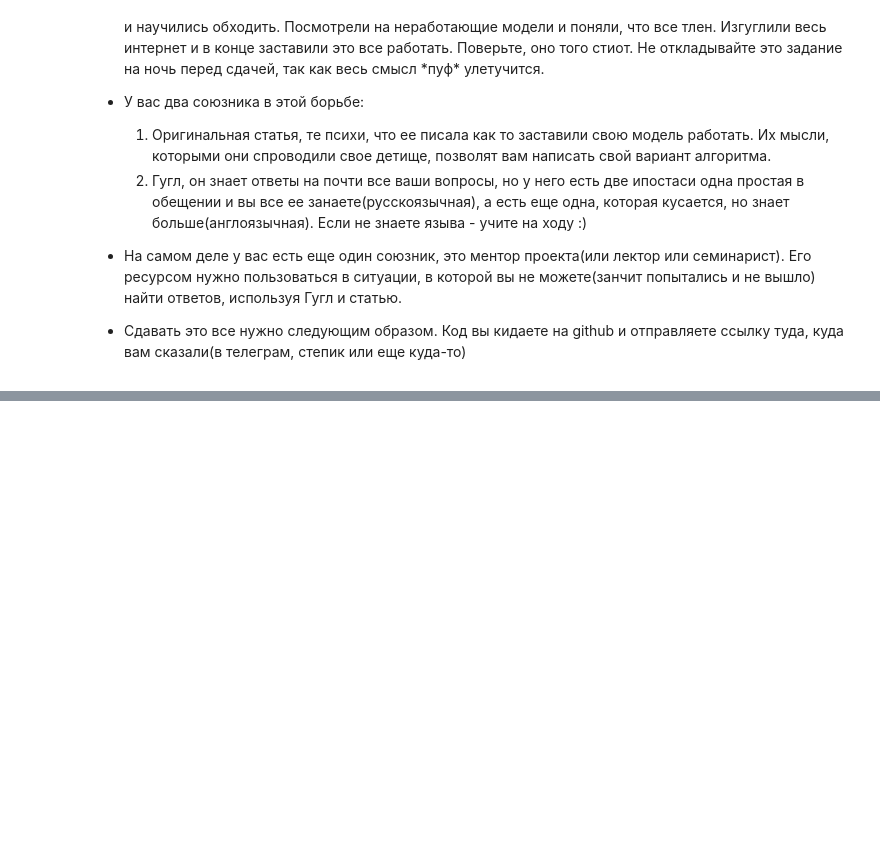
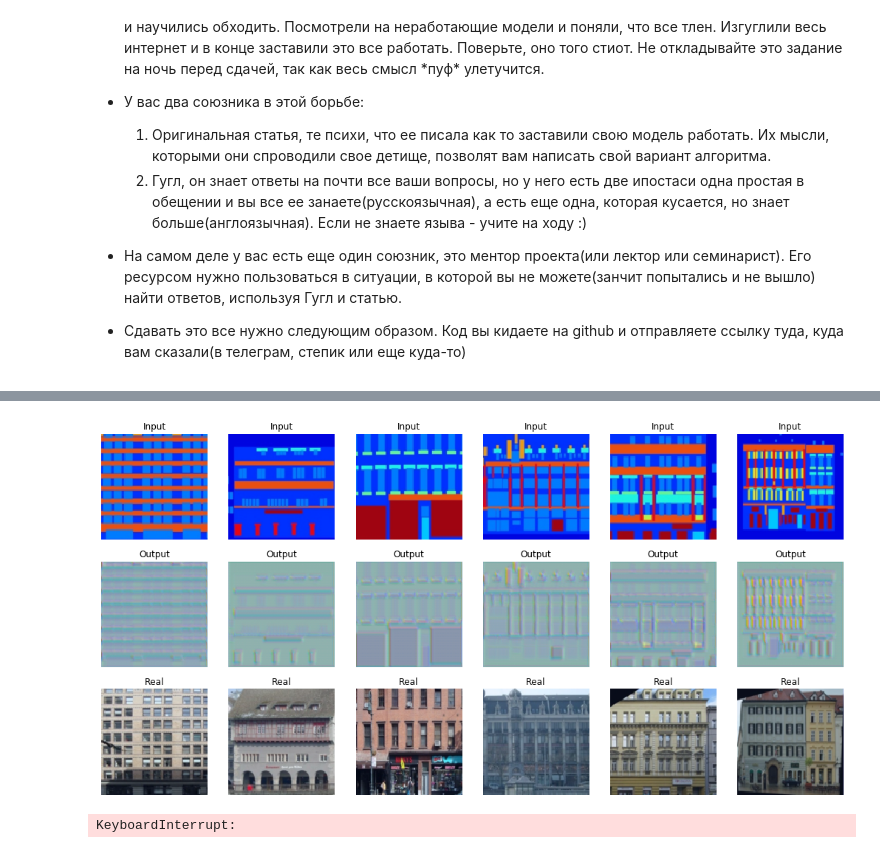
Before and after one commit to nfhktwrbq/HW19, a Jupyter notebook: s3.ipynb, the cells around one changed output, grey strips where cells are left out. Cells and saved outputs as stored; diff of their text form; code cells hidden in the pictures; blank space fills up the shorter version.

```diff
--- a/s3.ipynb
+++ b/s3.ipynb
@@ -88,14 +92,8 @@ train_files, val_files = train_test_split(data , test_size=0.25)
 
 print(len(train_files), len(val_files), len(test_files) )
 
-batch_size = 10
+batch_size = 25
 
 train_dataset = PicDataset(train_files)
 val_dataset = PicDataset(val_files)
 test_dataset = PicDataset(test_files)
-
-#data_tr = DataLoader(train_dataset ,batch_size=batch_size, shuffle=True)
-#data_val = DataLoader(val_dataset ,batch_size=batch_size, shuffle=True)
-#data_ts = DataLoader(test_dataset ,batch_size=batch_size, shuffle=True)
-
-#print(len(data_tr), len(data_val), len(data_ts) )
@@ -200,24 +184,30 @@ def train(epochs, data_tr, data_val, lambdaL1):
             avg_lossD += float(lossD) / len(train_loader)
             avg_lossG += float(lossG) / len(train_loader)
 
-        print('lossD: %f' % avg_lossD,";  ", 'lossG: %f' % avg_lossG )
+        #print('lossD: %f' % avg_lossD,";  ", 'lossG: %f' % avg_lossG )
         historyLossD.append(avg_lossD)
         historyLossG.append(avg_lossG)
         gen.eval()
         B_hat = gen(A_val.to(device)).detach().cpu()
         B_val = (B_val-B_val.min())/(B_val.max()-B_val.min())
+        A_val = (A_val-A_val.min())/(A_val.max()-A_val.min())
         B_hat = (B_hat-B_hat.min())/(B_hat.max()-B_hat.min())
         if epoch % 50 == 0:
-            plt.figure(figsize=(18, 6))
+            print('lossD: %f' % avg_lossD,";  ", 'lossG: %f' % avg_lossG )
+            plt.figure(figsize=(18, 9))
             for k in range(6):
-                plt.subplot(2, 6, k+1)
+                plt.subplot(3, 6, k+1)
+                plt.imshow(np.rollaxis(A_val[k].numpy(), 0, 3), cmap='gray')
+                plt.title('Input')
+                plt.axis('off')
+                plt.subplot(3, 6, k+7)
+                plt.imshow(np.rollaxis(B_hat[k].numpy(), 0, 3), cmap='gray')
+                plt.title('Output')
+                plt.axis('off')
+                plt.subplot(3, 6, k+13)
                 plt.imshow(np.rollaxis(B_val[k].numpy(), 0, 3), cmap='gray')
                 plt.title('Real')
                 plt.axis('off')
-                plt.subplot(2, 6, k+7)
-                plt.imshow(np.rollaxis(B_hat[k].numpy(), 0, 3), cmap='gray')
-                plt.title('Output')
-                plt.axis('off')
             plt.show()
     return historyLossD, historyLossG
 # %%
@@ -228,2 +220,5 @@ IPython.OutputArea.prototype._should_scroll = function(lines) {
 # %%
-train(501, train_dataset, val_dataset, 0.2)
+lossD, lossG = train(501, train_dataset, val_dataset, 0.2)
+# %% [output]
+[figure, added]
+KeyboardInterrupt:
```
Also changed, not shown: parts of 6 cells of this notebook, 4 other files.
